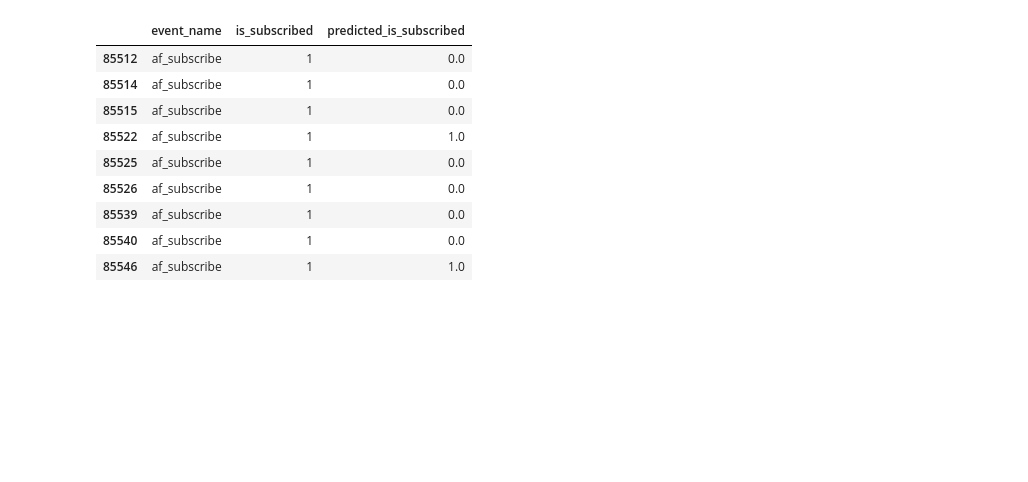
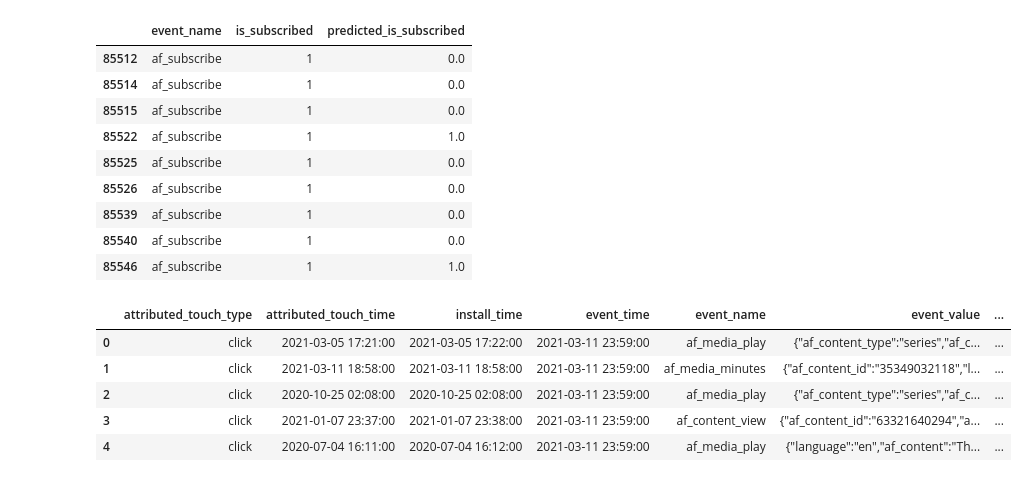
Before and after one commit to rakeshtparayil/Machine_Learning_Marketing, a Jupyter notebook: streaming.ipynb, the cells around one changed output. Saved outputs shown, nothing was run; the diff lists cells and outputs as text; code cells hidden in the pictures; blank space fills up the shorter version.

```diff
--- a/streaming.ipynb
+++ b/streaming.ipynb
@@ -224,3 +312,12 @@ actual_vs_predicted
 | 85539 | af_subscribe | 1 | 0.0 |
 | 85540 | af_subscribe | 1 | 0.0 |
 | 85546 | af_subscribe | 1 | 1.0 |
+# %%
+streaming_copy.head()
+# %% [output]
+|  | attributed_touch_type | attributed_touch_time | install_time | event_time | event_name | event_value | ... |
+| 0 | click | 2021-03-05 17:21:00 | 2021-03-05 17:22:00 | 2021-03-11 23:59:00 | af_media_play | {"af_content_type":"series","af_c... | ... |
+| 1 | click | 2021-03-11 18:58:00 | 2021-03-11 18:58:00 | 2021-03-11 23:59:00 | af_media_minutes | {"af_content_id":"35349032118","l... | ... |
+| 2 | click | 2020-10-25 02:08:00 | 2020-10-25 02:08:00 | 2021-03-11 23:59:00 | af_media_play | {"af_content_type":"series","af_c... | ... |
+| 3 | click | 2021-01-07 23:37:00 | 2021-01-07 23:38:00 | 2021-03-11 23:59:00 | af_content_view | {"af_content_id":"63321640294","a... | ... |
+| 4 | click | 2020-07-04 16:11:00 | 2020-07-04 16:12:00 | 2021-03-11 23:59:00 | af_media_play | {"language":"en","af_content":"Th... | ... |
```
Also changed, not shown: parts of 5 cells of this notebook.
